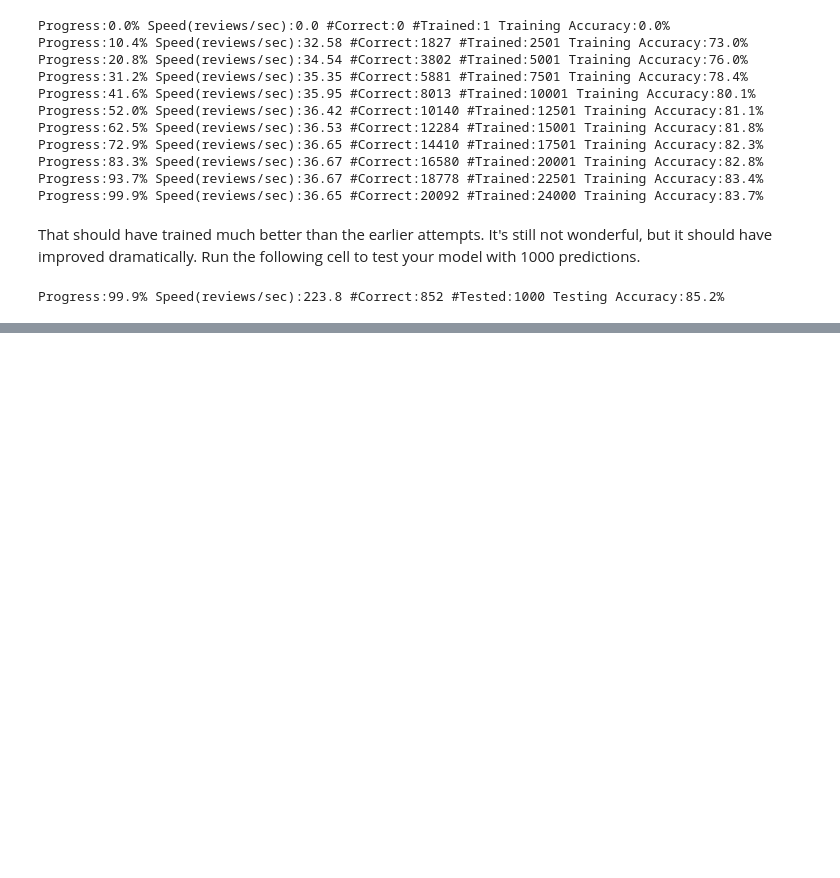
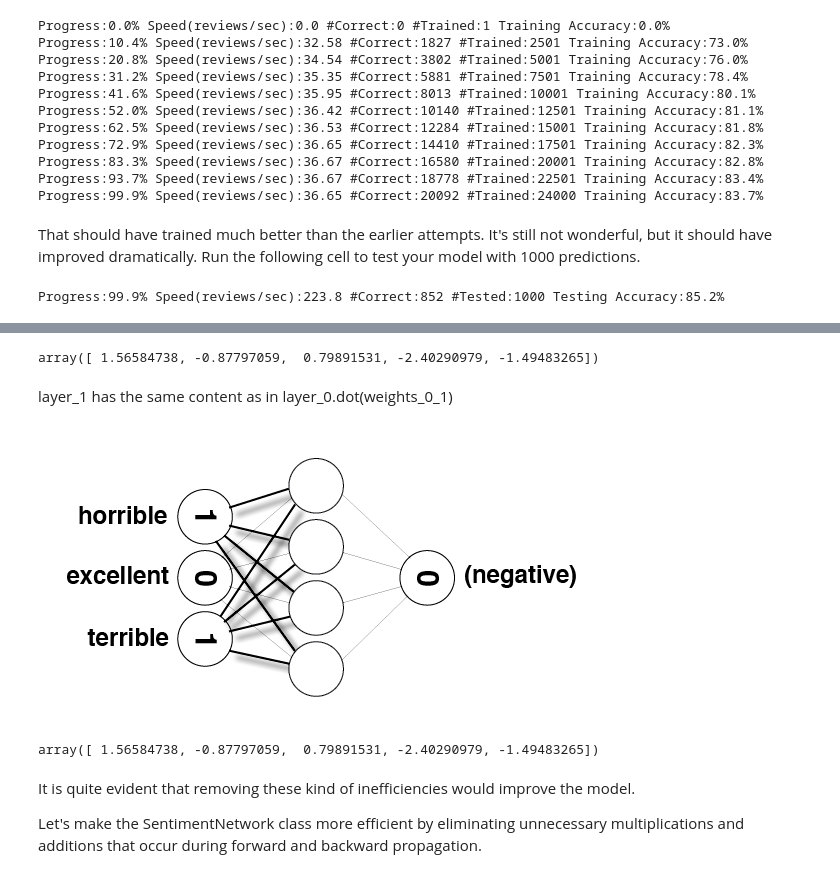
Before and after one commit to adityasaxena26/Sentiment-Network, a Jupyter notebook: sentiment_classification.ipynb, the cells around one changed output, grey strips where cells are left out. Saved outputs shown, nothing was run; the diff lists cells and outputs as text; code cells hidden in the pictures; blank space fills up the shorter version.

Commit message:
Added a sample example to explore the cause of inefficiency in a model

```diff
--- a/sentiment_classification.ipynb
+++ b/sentiment_classification.ipynb
@@ -1005,0 +1047,10 @@ Progress:99.9% Speed(reviews/sec):223.8 #Correct:852 #Tested:1000 Testing Accura
+# %%
+layer_1
+# %% [output]
+array([ 1.56584738, -0.87797059,  0.79891531, -2.40290979, -1.49483265])
+# %% [markdown]
+layer_1 has the same content as in layer_0.dot(weights_0_1)
+# %%
+Image(filename='Images/sentiment_network_sparse_2.png')
+# %% [output]
+[figure, added]
@@ -1005,0 +1062,8 @@ Progress:99.9% Speed(reviews/sec):223.8 #Correct:852 #Tested:1000 Testing Accura
+# %%
+layer_1
+# %% [output]
+array([ 1.56584738, -0.87797059,  0.79891531, -2.40290979, -1.49483265])
+# %% [markdown]
+It is quite evident that removing these kind of inefficiencies would improve the model.
+
+Let's make the SentimentNetwork class more efficient by eliminating unnecessary multiplications and additions that occur during forward and backward propagation.
```
Also changed, not shown: parts of 14 cells of this notebook.
